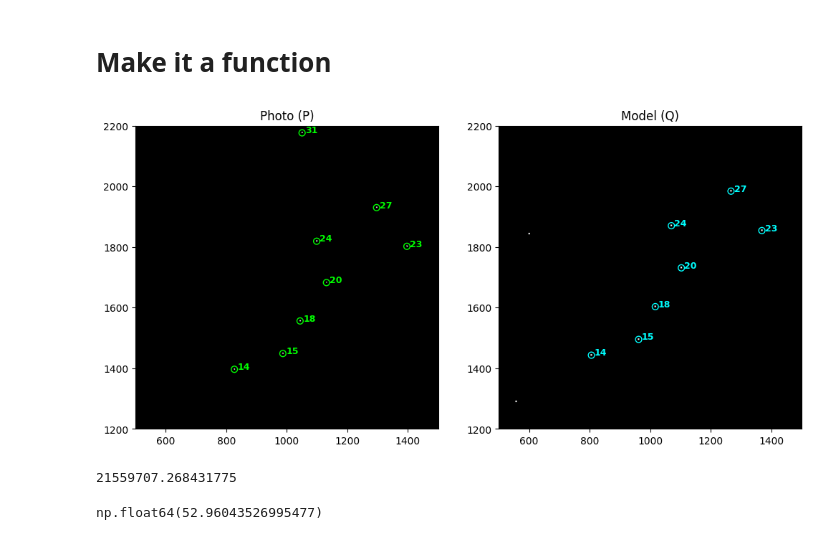
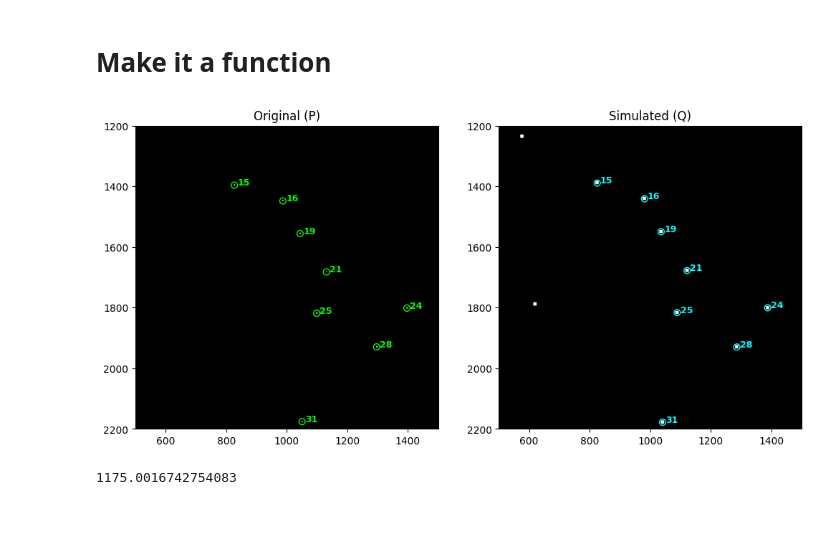
Before and after one commit to nina-ss/asi-starfield-calibration, a Jupyter notebook: notebook.ipynb, the cells around one changed output. Cells and saved outputs as stored; diff of their text form; code cells hidden in the pictures.

```diff
--- a/notebook.ipynb
+++ b/notebook.ipynb
@@ -194,11 +169,12 @@ jStar = np.argmin(D, axis = 1)
 # %%
+# Check matched pairs in original image
+
 plt.figure(figsize=(12, 12))
-plt.imshow(img_data, cmap='gray')
-plt.title("Photo stars (P) with match labels")
+plt.imshow(ori_img_binary, cmap='gray')
+plt.title("Original stars (P) with match labels")
 plt.axis('off')
 
-# Plot and label only the matched subset
-for idx, (i, j, dist) in enumerate(filtered):
+for idx, (i, j, dist_ij) in enumerate(filtered_matches):
     x, y = P[int(i)]
     plt.scatter(x, y, s=40, edgecolors='lime', facecolors='none')
     plt.text(x + 10, y, f"{idx}", color='lime', fontsize=10, fontweight='bold')
@@ -207,10 +183,12 @@ for idx, (i, j, dist) in enumerate(filtered):
 # %%
+# Check matched pairs in the simulated image
+
 plt.figure(figsize=(12, 12))
-plt.imshow(img_model_dilated, cmap='gray')
-plt.title("Model stars (Q) with match labels")
+plt.imshow(sim_img_distorted, cmap='gray')
+plt.title("Simulated stars (Q) with match labels")
 plt.axis('off')
 
-for idx, (i, j, dist) in enumerate(filtered):
+for idx, (i, j, dist_ij) in enumerate(filtered_matches):
     x, y = Q[int(j)]
     plt.scatter(x, y, s=40, edgecolors='cyan', facecolors='none')
     plt.text(x + 10, y, f"{idx}", color='cyan', fontsize=10, fontweight='bold')
@@ -348,31 +317,33 @@ img_data, img_model_linear, img_model_dilated, matches, filtered, D, P, Q = matc
 # %%
+# Check the Big Dipper again to see if the function works correctly
+
 fig, axes = plt.subplots(1, 2, figsize=(12,6))
 
-# Left: photo image
-axes[0].imshow(img_data, cmap='gray')
-axes[0].set_title("Photo (P)")
+# Left: original image
+axes[0].imshow(ori_img_binary, cmap='gray')
+axes[0].set_title("Original (P)")
 axes[0].set_xlim(500, 1500)
-axes[0].set_ylim(1200, 2200)
-for idx, (i, j, dist) in enumerate(filtered):
+axes[0].set_ylim(2200, 1200)
+for idx, (i, j, dist_ij) in enumerate(filtered_matches):
     x, y = P[int(i)]
     if (x >= 500) and (x <= 1500) and (y >= 1200) and (y <= 2200):
         axes[0].scatter(x, y, s=40, edgecolors='lime', facecolors='none')
         axes[0].text(x + 10, y, f"{idx}", color='lime', fontsize=9, fontweight='bold')
 
-# Right: model image
-axes[1].imshow(img_model_dilated, cmap='gray')
-axes[1].set_title("Model (Q)")
+# Right: simulated image
+axes[1].imshow(sim_img_distorted, cmap='gray')
+axes[1].set_title("Simulated (Q)")
 axes[1].set_xlim(500, 1500)
-axes[1].set_ylim(1200, 2200)
-for idx, (i, j, dist) in enumerate(filtered):
+axes[1].set_ylim(2200, 1200)
+for idx, (i, j, dist_ij) in enumerate(filtered_matches):
     x, y = Q[int(j)]
     if (x >= 500) and (x <= 1500) and (y >= 1200) and (y <= 2200):
         axes[1].scatter(x, y, s=40, edgecolors='cyan', facecolors='none')
         axes[1].text(x + 10, y, f"{idx}", color='cyan', fontsize=9, fontweight='bold')
 
 plt.show()
 
-print(np.sum(D))
+print(np.sum(filtered_matches[:, 2]))
 # %% [output]
-[figure, old version]
+[figure, new version]
-21559707.268431775
+1175.0016742754083
@@ -381,16 +349,0 @@ print(np.sum(D))
-# %%
-img_path = '/content/drive/MyDrive/epic_folder/060446.jpg'
-star_cat_path = '/content/drive/MyDrive/epic_folder/star_catalog.csv'
-time = '2025-03-17 06:04:46'
-loc = (65.0782920060381, -147.74736306279442)
-data_rotation = 12.6
-data_brightness_threshold = 50
-data_center = (2019, 1946)
-model_t_dilation = 0.3
-model_vmag_threshold = 3.5
-max_dist = 100
-
-img_data, img_model_linear, img_model_dilated, matches, filtered, D, P, Q = match_stars(img_path, star_cat_path, time, loc, data_rotation, data_brightness_threshold, data_center, model_t_dilation, model_vmag_threshold, max_dist)
-np.sum(filtered[:, 2] / filtered.shape[0])
-# %% [output]
-np.float64(52.96043526995477)
```
Also changed, not shown: parts of 35 cells of this notebook, 1 other file.
